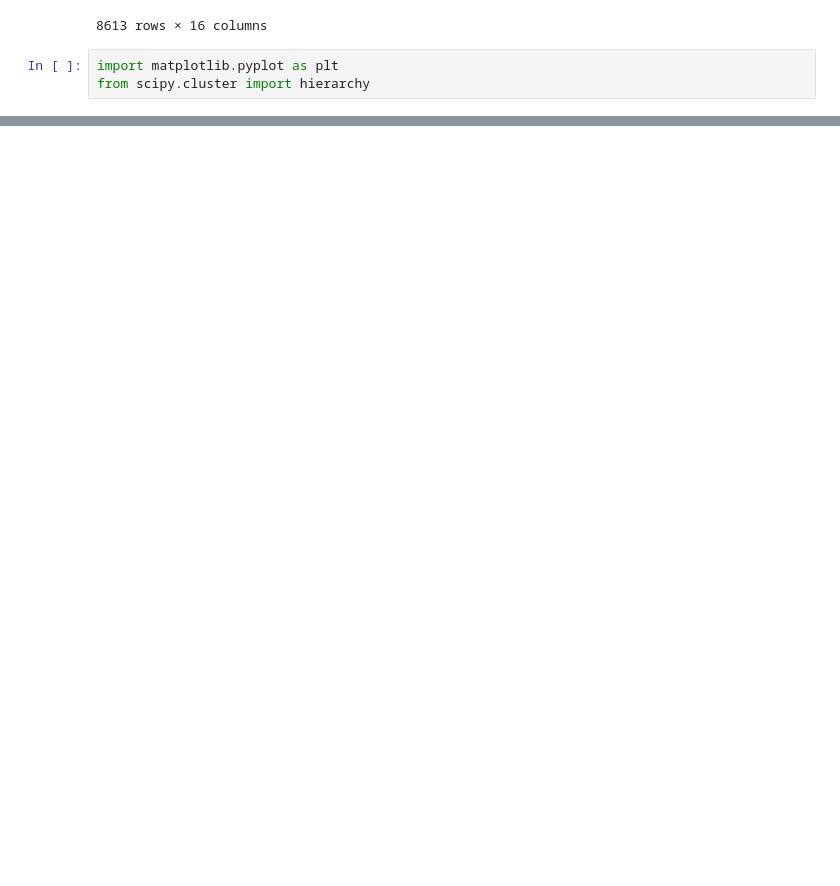
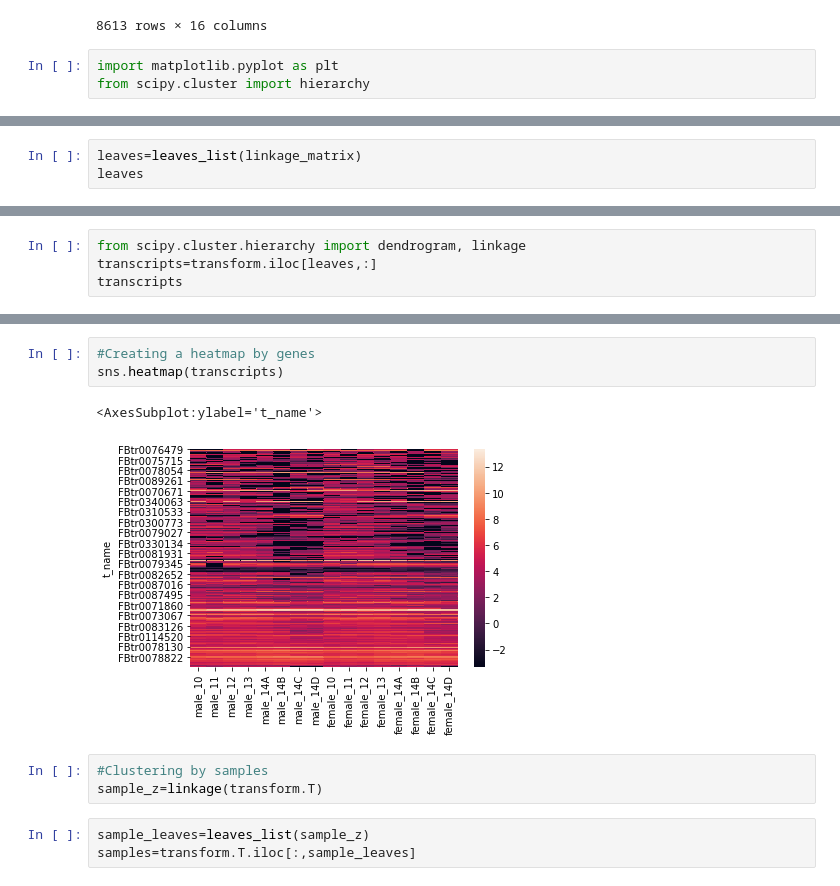
Before and after one commit to Hkhaira1/qbb2021-answers, a Jupyter notebook: week9/Gene_expression.ipynb, the cells around one changed output, grey strips where cells are left out. Drawn from its saved outputs; the diff is of its cells as text; blank space fills up the shorter version.

```diff
--- a/week9/Gene_expression.ipynb
+++ b/week9/Gene_expression.ipynb
@@ -320,0 +135,3 @@ TypeError: can't multiply sequence by non-int of type 'float'
+# %%
+leaves=leaves_list(linkage_matrix)
+leaves
@@ -320,0 +140,4 @@ TypeError: can't multiply sequence by non-int of type 'float'
+# %%
+from scipy.cluster.hierarchy import dendrogram, linkage
+transcripts=transform.iloc[leaves,:]
+transcripts
@@ -320,0 +168,12 @@ TypeError: can't multiply sequence by non-int of type 'float'
+# %%
+#Creating a heatmap by genes
+sns.heatmap(transcripts)
+# %% [output]
+<AxesSubplot:ylabel='t_name'>
+[figure, added]
+# %%
+#Clustering by samples
+sample_z=linkage(transform.T)
+# %%
+sample_leaves=leaves_list(sample_z)
+samples=transform.T.iloc[:,sample_leaves]
```
Also changed, not shown: parts of 42 cells of this notebook.
